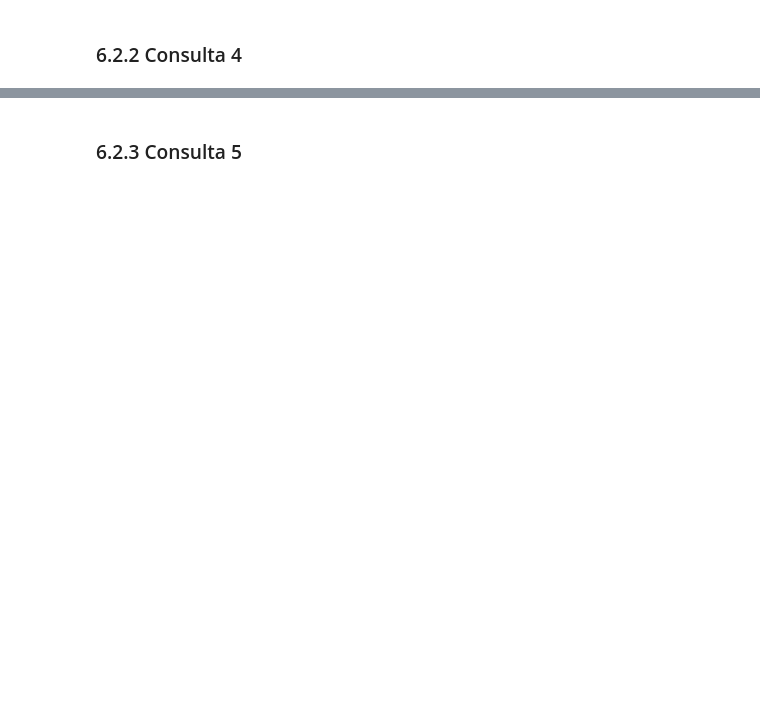
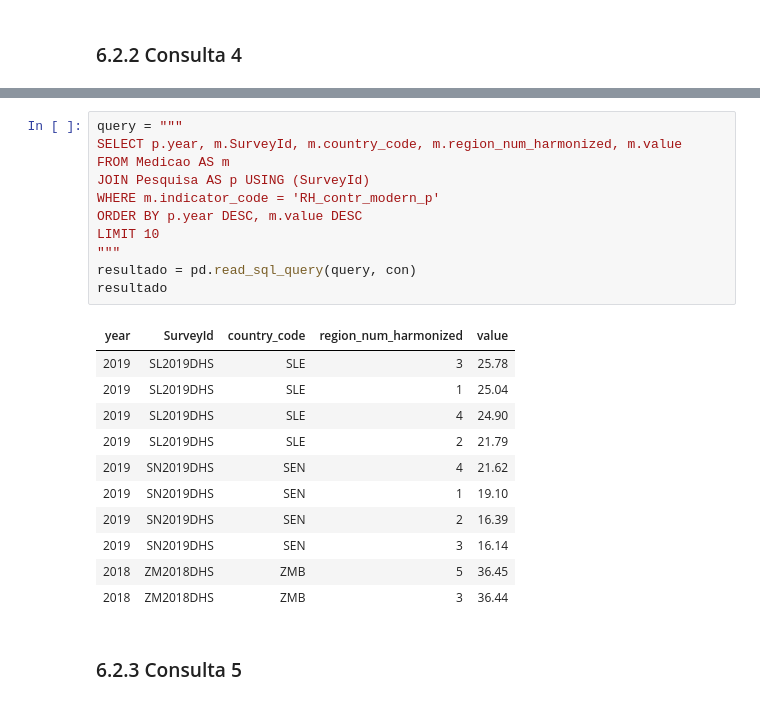
Before and after one commit to MariaEduardaSampaio/IBD-TP1, a Jupyter notebook: TP_IBD.ipynb, the cells around one changed output, grey strips where cells are left out. Cells and saved outputs as stored; diff of their text form; blank space fills up the shorter version.

```diff
--- a/TP_IBD.ipynb
+++ b/TP_IBD.ipynb
@@ -398,2 +490,25 @@ pd.read_sql_query("""
+# %%
+query = """
+SELECT p.year, m.SurveyId, m.country_code, m.region_num_harmonized, m.value
+FROM Medicao AS m
+JOIN Pesquisa AS p USING (SurveyId)
+WHERE m.indicator_code = 'RH_contr_modern_p'
+ORDER BY p.year DESC, m.value DESC
+LIMIT 10
+"""
+resultado = pd.read_sql_query(query, con)
+resultado
+# %% [output]
+| year | SurveyId | country_code | region_num_harmonized | value |
+| 2019 | SL2019DHS | SLE | 3 | 25.78 |
+| 2019 | SL2019DHS | SLE | 1 | 25.04 |
+| 2019 | SL2019DHS | SLE | 4 | 24.90 |
+| 2019 | SL2019DHS | SLE | 2 | 21.79 |
+| 2019 | SN2019DHS | SEN | 4 | 21.62 |
+| 2019 | SN2019DHS | SEN | 1 | 19.10 |
+| 2019 | SN2019DHS | SEN | 2 | 16.39 |
+| 2019 | SN2019DHS | SEN | 3 | 16.14 |
+| 2018 | ZM2018DHS | ZMB | 5 | 36.45 |
+| 2018 | ZM2018DHS | ZMB | 3 | 36.44 |
 # %% [markdown]
 ### 6.2.3 Consulta 5
```
Also changed, not shown: parts of 19 cells of this notebook.
